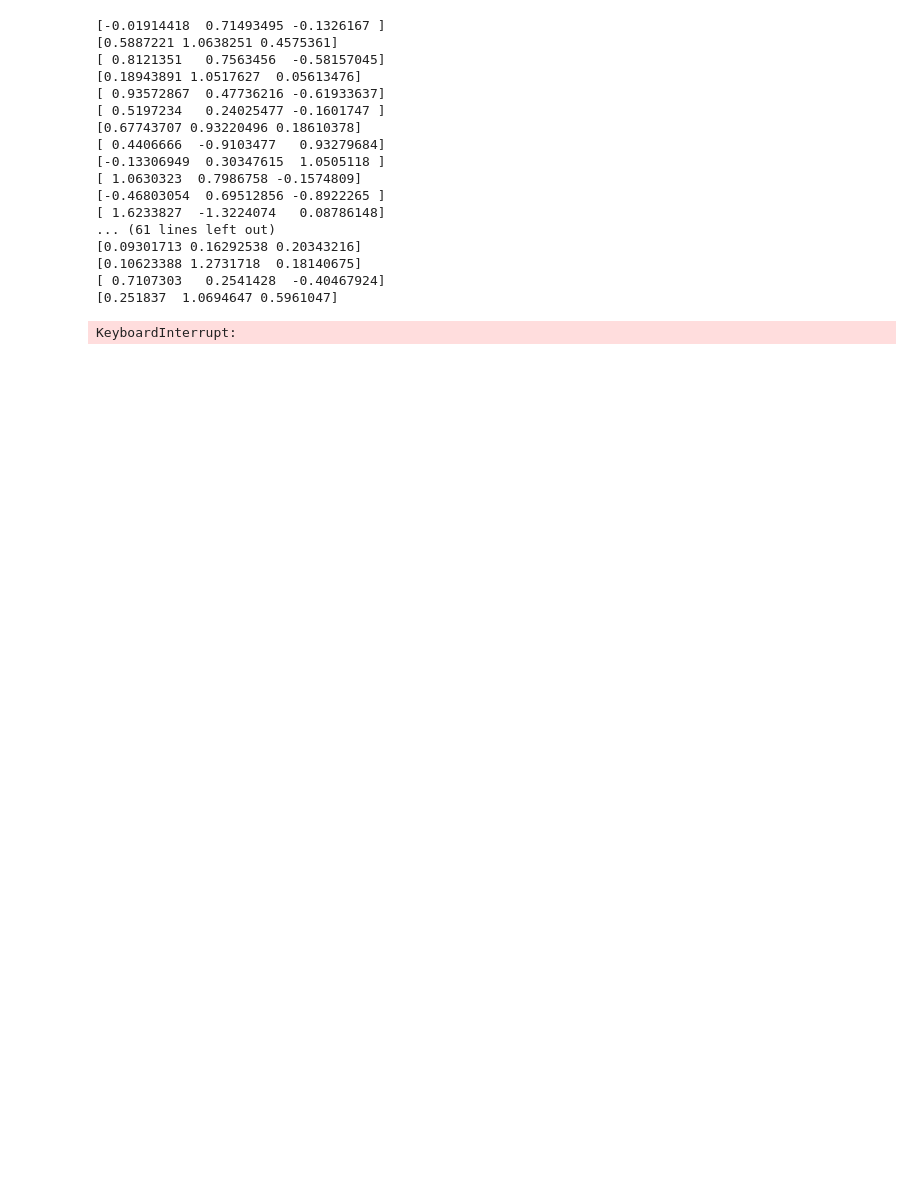
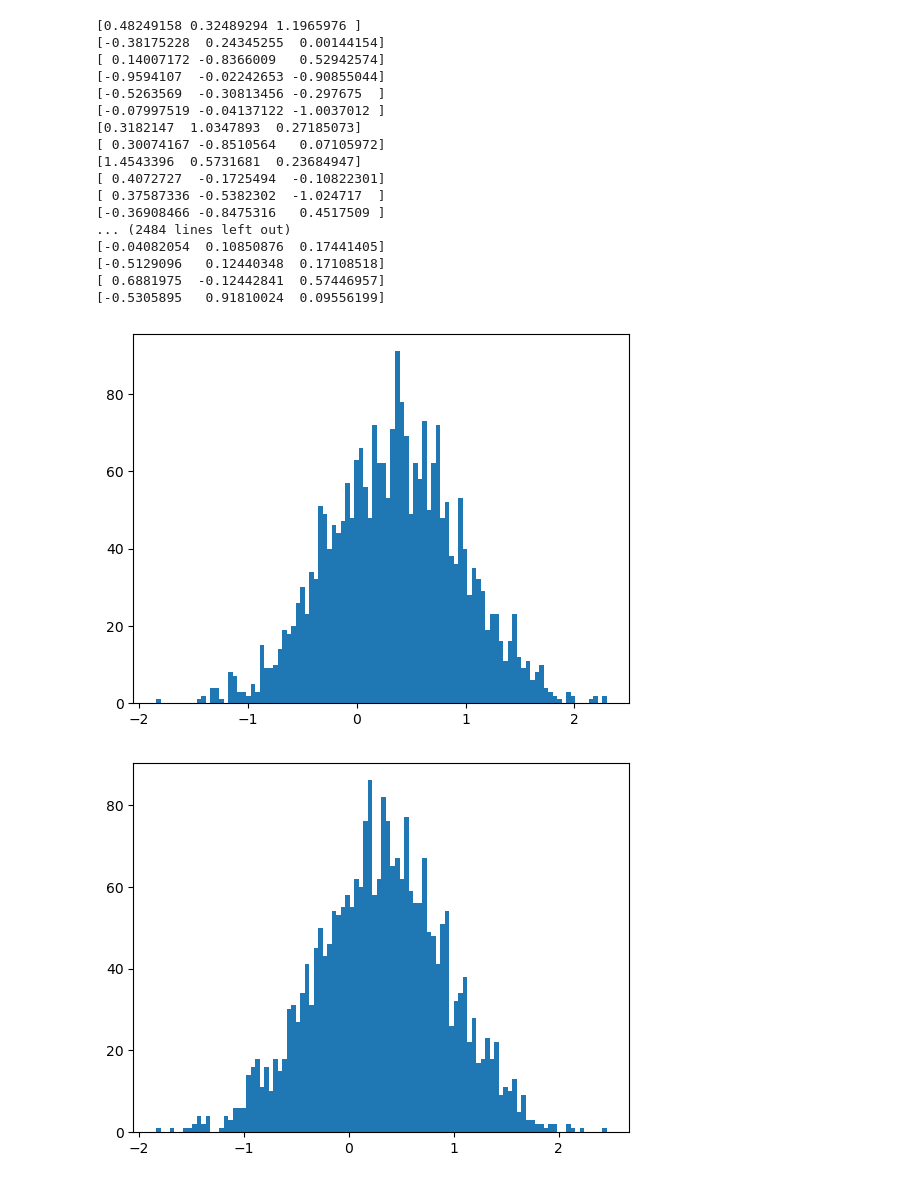
Before and after one commit to JPVercosa/CarRacing-V2, a Jupyter notebook: run_ppo.ipynb, the cells around one changed output. Saved outputs shown, nothing was run; the diff lists cells and outputs as text; code cells hidden in the pictures; blank space fills up the shorter version.

Commit message:
Fixing imports

```diff
--- a/run_ppo.ipynb
+++ b/run_ppo.ipynb
@@ -29,7 +31,7 @@ batch_size = 256
 
 rewards_per_ep = {} # store rewards for each episode
 
-for e in tqdm(range(200)):
+for e in tqdm(range(5)):
   state = env.reset()
   cont = 0
   ep_reward = 0
@@ -37,7 +39,7 @@ for e in tqdm(range(200)):
   for t in range(500):
     action, logp = actor(state)
     action_dt = action.cpu().detach().numpy().reshape(3)
-    print(action_dt)
+    #print(action_dt)
     logp_dt = logp.cpu().detach()
     # print(action_np.shape)
     #print(type(action_np))
@@ -76,16 +78,16 @@ for e in tqdm(range(200)):
       memory.adv[i] = adv
       memory.rtg[i] = rtg
 
-  if e % 10 == 0 and e != 0:
-      for i in tqdm(range(80), leave=False):
-          # update(self, s, a_prev, logp_a, adv, clip_ratio=0.2)
-          #s, a, r, sp, terminal, v=0, logp=0
-          actor.update(memory.s, memory.a, memory.logp, memory.adv)
-          # update(self, inputs, targets)
-          critic.update(memory.s, memory.rtg)
+#   if e % 10 == 0 and e != 0:
+#       for i in tqdm(range(80), leave=False):
+#           # update(self, s, a_prev, logp_a, adv, clip_ratio=0.2)
+#           #s, a, r, sp, terminal, v=0, logp=0
+#           actor.update(memory.s, memory.a, memory.logp, memory.adv)
+#           # update(self, inputs, targets)
+#           critic.update(memory.s, memory.rtg)
 
-      #tqdm.write(f"Ep {e}: Actor and Critic updated | Ep reward: {ep_reward} | Last 100 rewards: {np.mean(list(rewards_per_ep.values())[-100:], axis=0)[0]}")
-      memory.reset()
+#       #tqdm.write(f"Ep {e}: Actor and Critic updated | Ep reward: {ep_reward} | Last 100 rewards: {np.mean(list(rewards_per_ep.values())[-100:], axis=0)[0]}")
+#       memory.reset()
 
 
 
@@ -95,23 +97,41 @@ for e in tqdm(range(200)):
 #env.plotnetwork(critic, actor)
 env.close()
 # %% [output]
-[-0.01914418  0.71493495 -0.1326167 ]
-[0.5887221 1.0638251 0.4575361]
-[ 0.8121351   0.7563456  -0.58157045]
-[0.18943891 1.0517627  0.05613476]
-[ 0.93572867  0.47736216 -0.61933637]
-[ 0.5197234   0.24025477 -0.1601747 ]
-[0.67743707 0.93220496 0.18610378]
-[ 0.4406666  -0.9103477   0.93279684]
-[-0.13306949  0.30347615  1.0505118 ]
-[ 1.0630323  0.7986758 -0.1574809]
-[-0.46803054  0.69512856 -0.8922265 ]
-[ 1.6233827  -1.3224074   0.08786148]
-... (61 lines left out)
-[0.09301713 0.16292538 0.20343216]
-[0.10623388 1.2731718  0.18140675]
-[ 0.7107303   0.2541428  -0.40467924]
-[0.251837  1.0694647 0.5961047]
+[0.48249158 0.32489294 1.1965976 ]
+[-0.38175228  0.24345255  0.00144154]
+[ 0.14007172 -0.8366009   0.52942574]
+[-0.9594107  -0.02242653 -0.90855044]
+[-0.5263569  -0.30813456 -0.297675  ]
+[-0.07997519 -0.04137122 -1.0037012 ]
+[0.3182147  1.0347893  0.27185073]
+[ 0.30074167 -0.8510564   0.07105972]
+[1.4543396  0.5731681  0.23684947]
+[ 0.4072727  -0.1725494  -0.10822301]
+[ 0.37587336 -0.5382302  -1.024717  ]
+[-0.36908466 -0.8475316   0.4517509 ]
+... (2484 lines left out)
+[-0.04082054  0.10850876  0.17441405]
+[-0.5129096   0.12440348  0.17108518]
+[ 0.6881975  -0.12442841  0.57446957]
+[-0.5305895   0.91810024  0.09556199]
-KeyboardInterrupt:
 # %%
 env.close()
+# %%
+import matplotlib.pyplot as plt
+memory.a[:, 0]
+memory_len = len(memory)
+# steering = memory.a[i][0]
+
+x_axis = np.arange(0, memory_len, 1)
+# plt.plot(x_axis, memory.a[:memory_len, 0], label='Steering angle')
+plt.hist(memory.a[:memory_len, 0], bins=100)
+plt.show()
+# plt.plot(x_axis, memory.a[:memory_len, 1], label='Acceleration')
+plt.hist(memory.a[:memory_len, 1], bins=100)
+plt.show()
+# plt.plot(x_axis, memory.a[:memory_len, 2], label='Brake')
+plt.hist(memory.a[:memory_len, 2], bins=100)
+plt.show()
+# %% [output]
+[figure, added]
+[figure, added]
```
Also changed, not shown: parts of 2 cells of this notebook, 2 other files.
